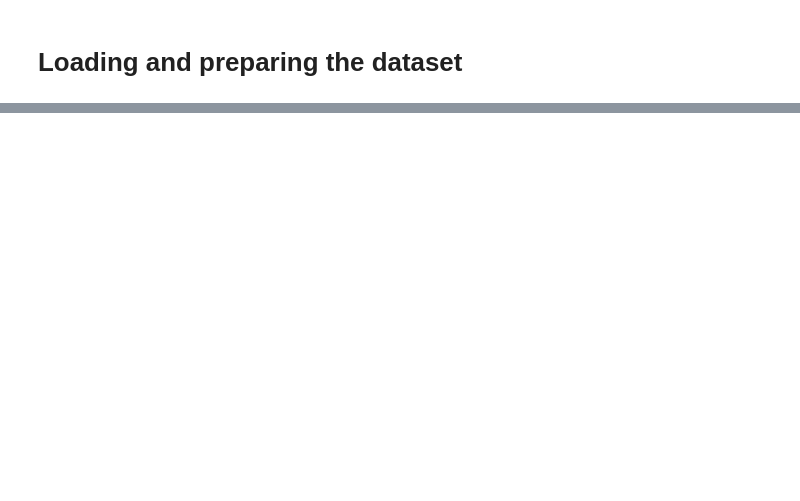
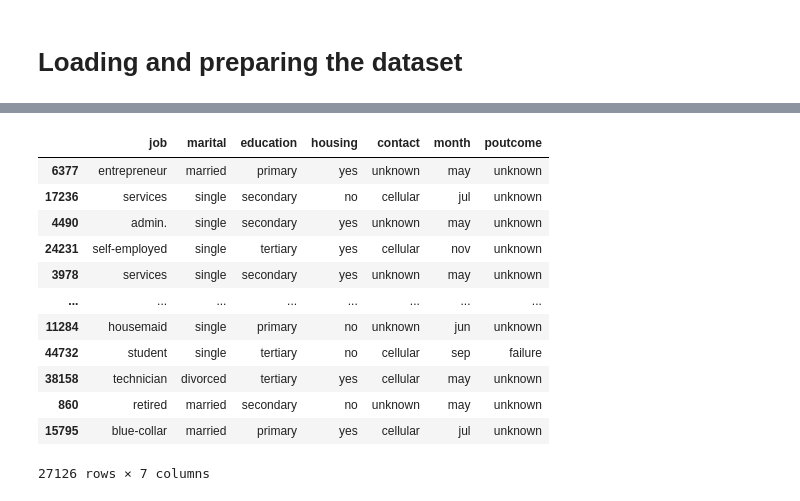
Before and after one commit to Matheus-Chaves/ml-zoomcamp-homeworks, a Jupyter notebook: main.ipynb, the cells around one changed output, grey strips where cells are left out. Drawn from its saved outputs; the diff is of its cells as text; code cells hidden in the pictures; blank space fills up the shorter version.

```diff
--- a/main.ipynb
+++ b/main.ipynb
@@ -434,0 +241,3 @@ np.float64(608.61)
+# %%
+df['y'] = df['y'].replace({'yes': 1, 'no': 0})
+df['y'].unique()
@@ -434,0 +251,14 @@ np.float64(608.61)
+# %%
+from sklearn.model_selection import train_test_split
+
+X = df.drop(columns=['y'])
+y = df['y']
+
+# 60% train + 40% temp
+X_train, X_temp, y_train, y_temp = train_test_split(X, y, test_size=0.4, random_state=42)
+# 50% validation and 50% test = 20% val + 20% test
+X_val, X_test, y_val, y_test = train_test_split(X_temp, y_temp, test_size=0.5, random_state=42)
+
+print(f"Train: {X_train.shape[0]}")
+print(f"Validation: {X_val.shape[0]}")
+print(f"Test: {X_test.shape[0]}")
@@ -434,0 +276,18 @@ np.float64(608.61)
+# %%
+categorical_columns = X_train.select_dtypes(include=['object', 'category']).columns
+X_train_categorical = X_train[categorical_columns]
+X_train_categorical
+# %% [output]
+|  | job | marital | education | housing | contact | month | poutcome |
+| 6377 | entrepreneur | married | primary | yes | unknown | may | unknown |
+| 17236 | services | single | secondary | no | cellular | jul | unknown |
+| 4490 | admin. | single | secondary | yes | unknown | may | unknown |
+| 24231 | self-employed | single | tertiary | yes | cellular | nov | unknown |
+| 3978 | services | single | secondary | yes | unknown | may | unknown |
+| ... | ... | ... | ... | ... | ... | ... | ... |
+| 11284 | housemaid | single | primary | no | unknown | jun | unknown |
+| 44732 | student | single | tertiary | no | cellular | sep | failure |
+| 38158 | technician | divorced | tertiary | yes | cellular | may | unknown |
+| 860 | retired | married | secondary | no | unknown | may | unknown |
+| 15795 | blue-collar | married | primary | yes | cellular | jul | unknown |
+27126 rows × 7 columns
```
Also changed, not shown: parts of 80 cells of this notebook.
